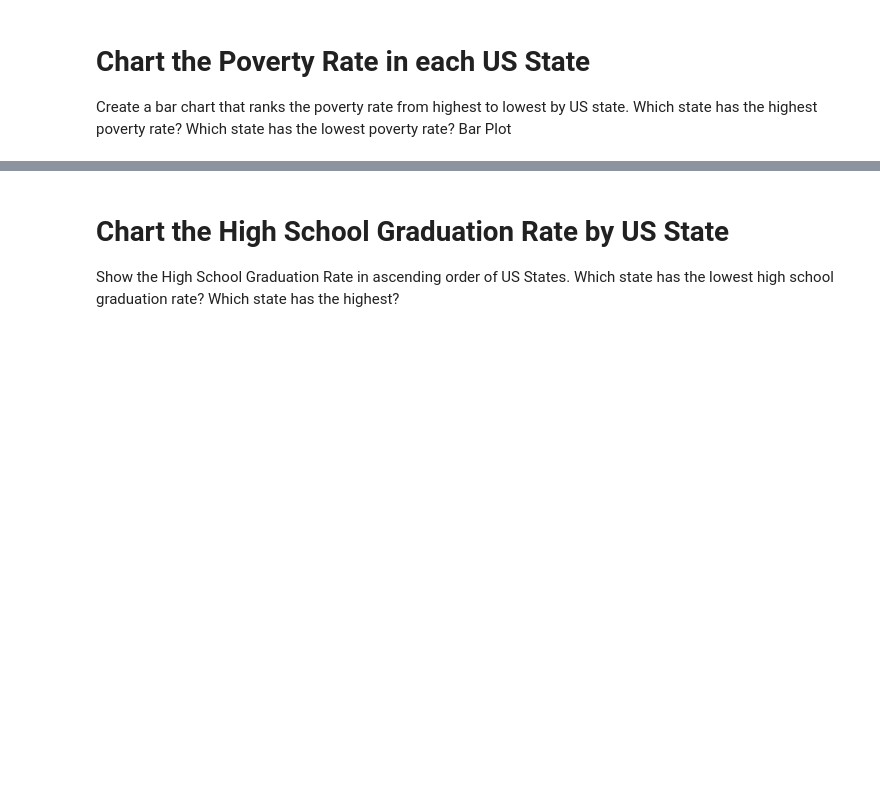
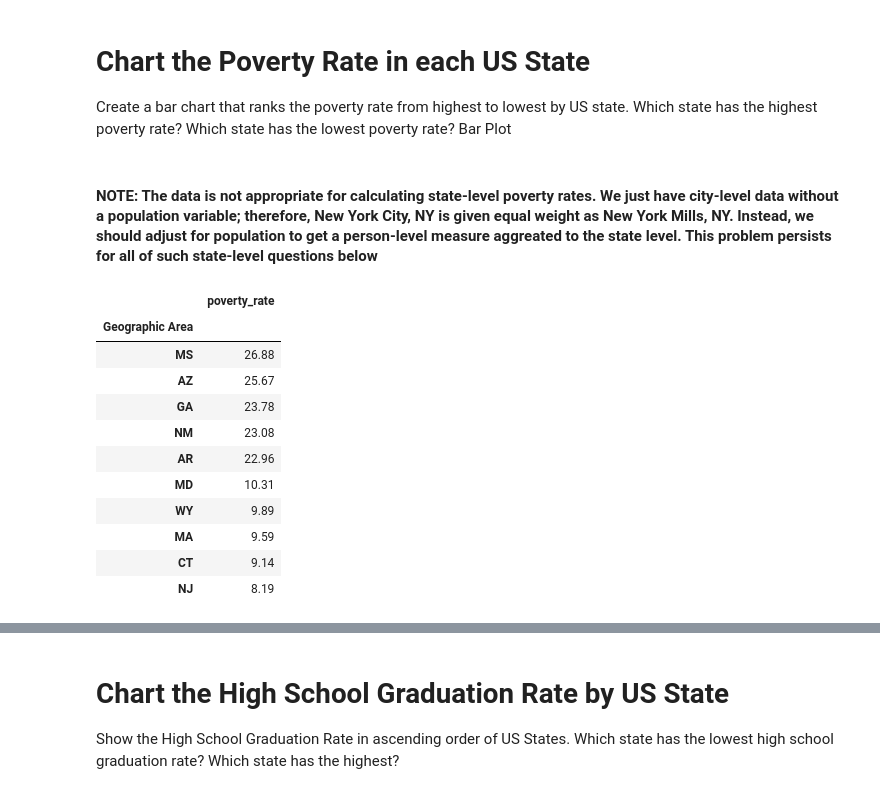
Before and after one commit to tomweinandy/100DaysOfCode, a Jupyter notebook: Projects/Day099/Fatal_Force.ipynb, the cells around one changed output, grey strips where cells are left out. Saved outputs shown, nothing was run; the diff lists cells and outputs as text; code cells hidden in the pictures; blank space fills up the shorter version.

```diff
--- a/Projects/Day099/Fatal_Force.ipynb
+++ b/Projects/Day099/Fatal_Force.ipynb
@@ -235,3 +235,5 @@ df
 # Chart the Poverty Rate in each US State
 
 Create a bar chart that ranks the poverty rate from highest to lowest by US state. Which state has the highest poverty rate? Which state has the lowest poverty rate?  Bar Plot
+# %% [markdown]
+#### NOTE: The data is not appropriate for calculating state-level poverty rates. We just have city-level data without a population variable; therefore, New York City, NY is given equal weight as New York Mills, NY. Instead, we should adjust for population to get a person-level measure aggreated to the state level. This problem persists for all of such state-level questions below
@@ -237,0 +251,18 @@ Create a bar chart that ranks the poverty rate from highest to lowest by US stat
+# %%
+# Group poverty rates by state, return only top and bottom 5
+df_pct_poverty_state = df_pct_poverty.groupby('Geographic Area').mean()
+df_pct_poverty_state = df_pct_poverty_state.sort_values(by='poverty_rate', ascending=False)
+df_pct_poverty_state = pd.concat([df_pct_poverty_state.head(5), df_pct_poverty_state.tail(5)])
+# %% [output]
+|  | poverty_rate |
+| Geographic Area |  |
+| MS | 26.88 |
+| AZ | 25.67 |
+| GA | 23.78 |
+| NM | 23.08 |
+| AR | 22.96 |
+| MD | 10.31 |
+| WY | 9.89 |
+| MA | 9.59 |
+| CT | 9.14 |
+| NJ | 8.19 |
```
Also changed, not shown: parts of 2 cells of this notebook.
